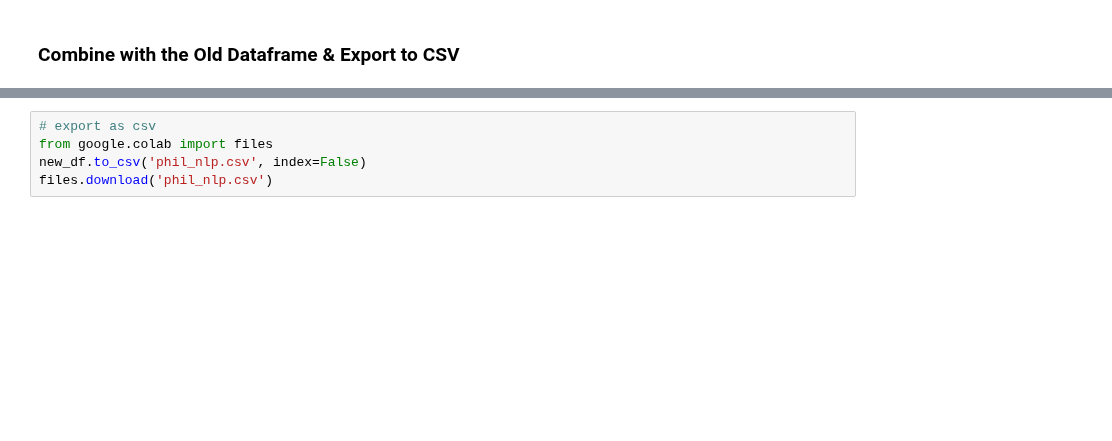
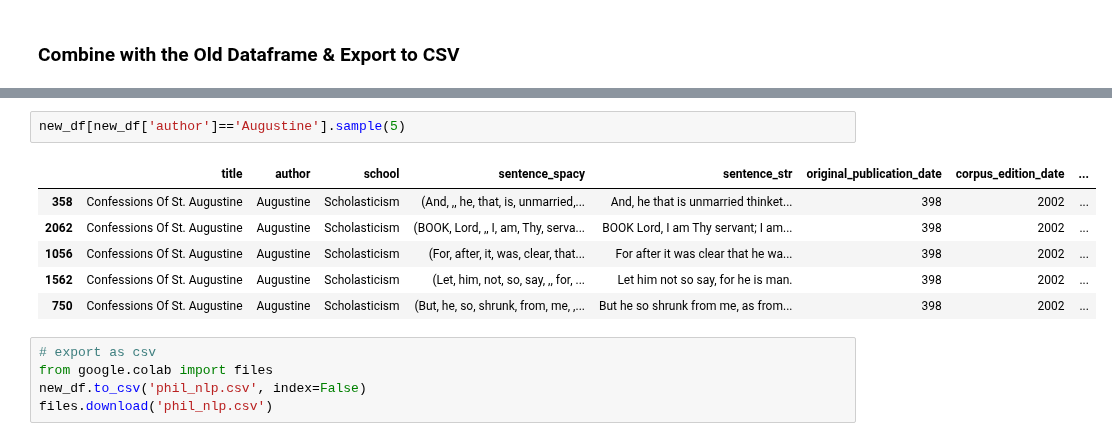
Before and after one commit to kcalizadeh/PDP_data_processing, a Jupyter notebook: new_text_introduction_notebook.ipynb, the cells around one changed output, grey strips where cells are left out. Saved outputs shown, nothing was run; the diff lists cells and outputs as text; blank space fills up the shorter version.

```diff
--- a/new_text_introduction_notebook.ipynb
+++ b/new_text_introduction_notebook.ipynb
@@ -492,4 +546,13 @@ Epictetus             0.000909
 Name: author, dtype: float64
+# %%
+new_df[new_df['author']=='Augustine'].sample(5)
+# %% [output]
+|  | title | author | school | sentence_spacy | sentence_str | original_publication_date | corpus_edition_date | ... |
+| 358 | Confessions Of St. Augustine | Augustine | Scholasticism | (And, ,, he, that, is, unmarried,... | And, he that is unmarried thinket... | 398 | 2002 | ... |
+| 2062 | Confessions Of St. Augustine | Augustine | Scholasticism | (BOOK, Lord, ,, I, am, Thy, serva... | BOOK Lord, I am Thy servant; I am... | 398 | 2002 | ... |
+| 1056 | Confessions Of St. Augustine | Augustine | Scholasticism | (For, after, it, was, clear, that... | For after it was clear that he wa... | 398 | 2002 | ... |
+| 1562 | Confessions Of St. Augustine | Augustine | Scholasticism | (Let, him, not, so, say, ,, for, ... | Let him not so say, for he is man. | 398 | 2002 | ... |
+| 750 | Confessions Of St. Augustine | Augustine | Scholasticism | (But, he, so, shrunk, from, me, ,... | But he so shrunk from me, as from... | 398 | 2002 | ... |
 # %%
 # export as csv
 from google.colab import files
```
Also changed, not shown: parts of 30 cells of this notebook.
